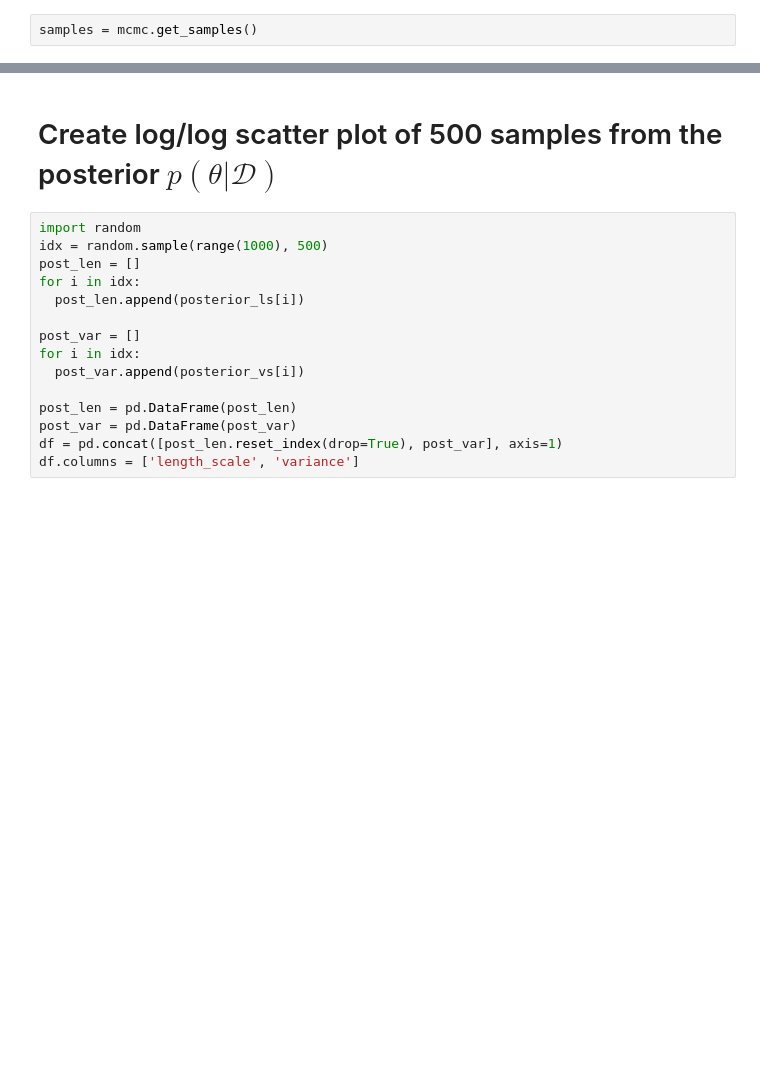
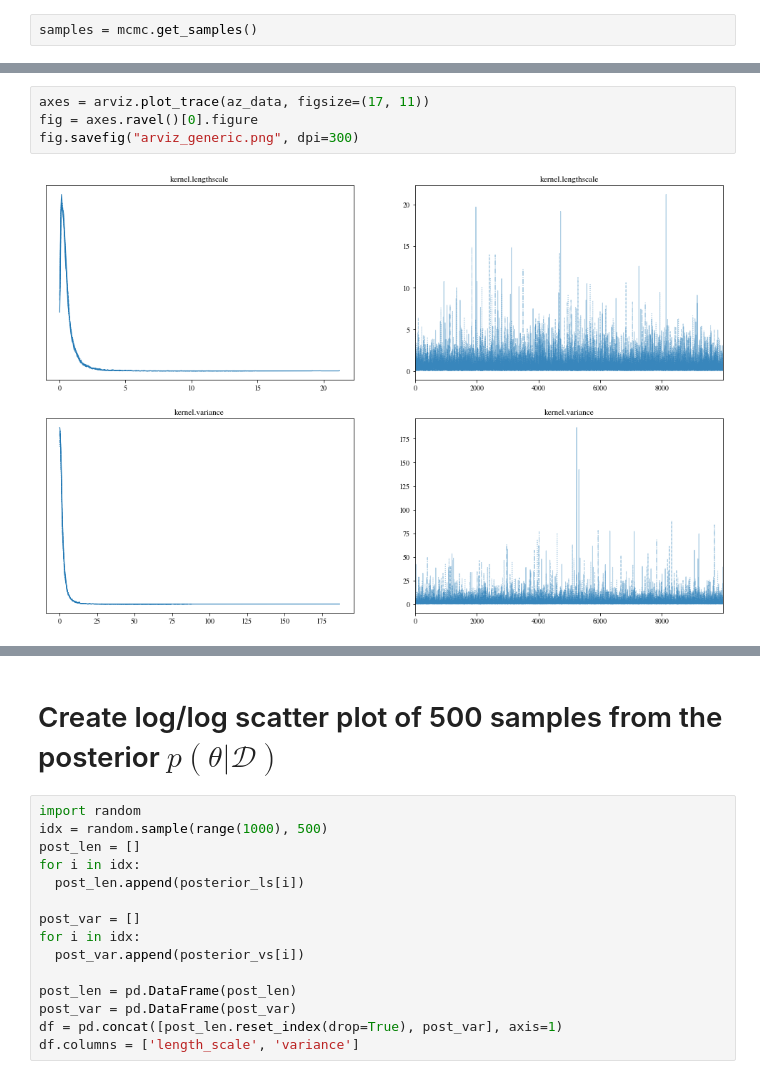
Before and after one commit to Clarkdrengen/PML_2023, a Jupyter notebook: PML_Part_b_Team_Master.ipynb, the cells around one changed output, grey strips where cells are left out. Cells and saved outputs as stored; diff of their text form; blank space fills up the shorter version.

```diff
--- a/PML_Part_b_Team_Master.ipynb
+++ b/PML_Part_b_Team_Master.ipynb
@@ -86,3 +83,9 @@ array([[<matplotlib.axes._subplots.AxesSubplot object at 0x...>,
+# %%
+axes = arviz.plot_trace(az_data, figsize=(17, 11))
+fig = axes.ravel()[0].figure
+fig.savefig("arviz_generic.png", dpi=300)
+# %% [output]
+[figure, added]
 # %%
 arviz.plot_posterior(az_data)
 # %% [output]
```
Also changed, not shown: parts of 7 cells of this notebook.
